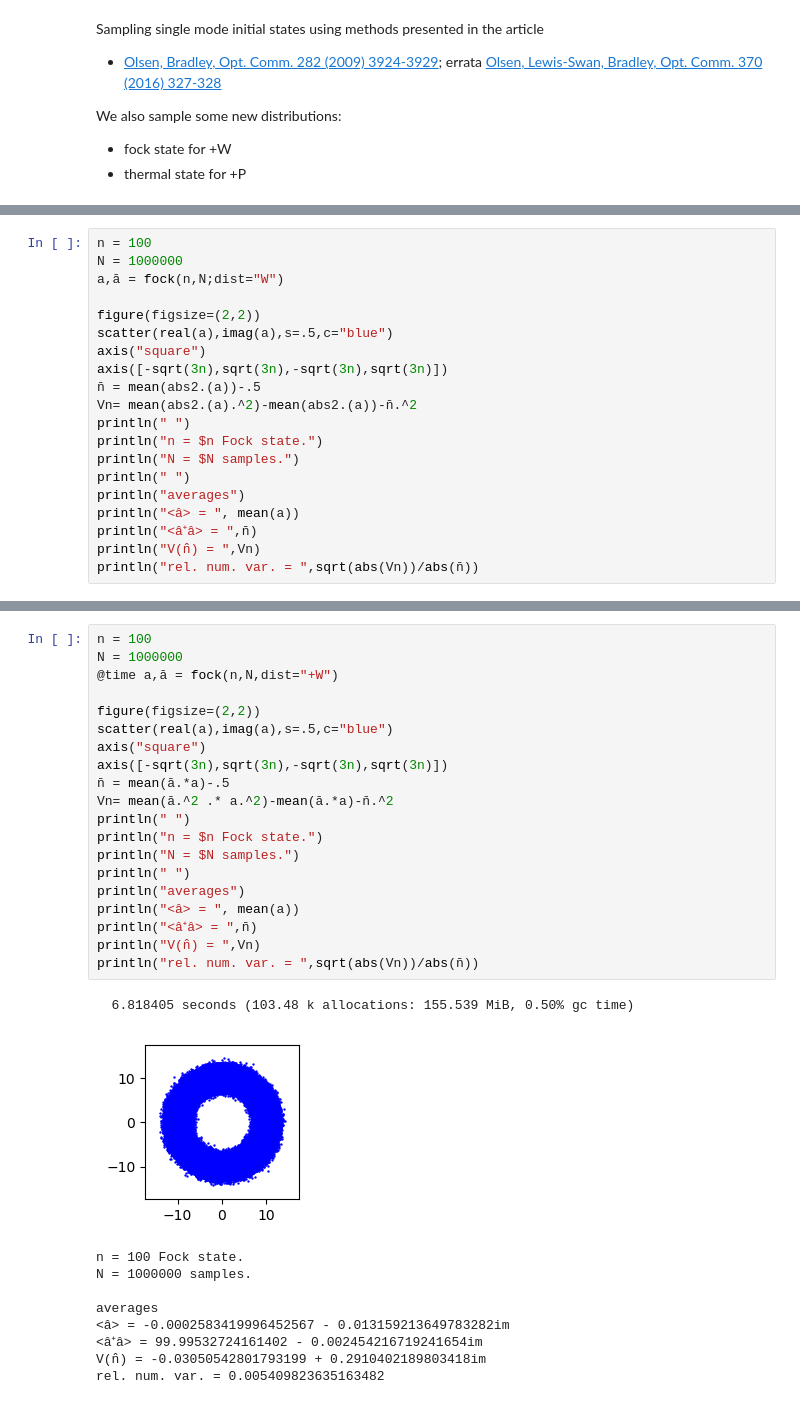
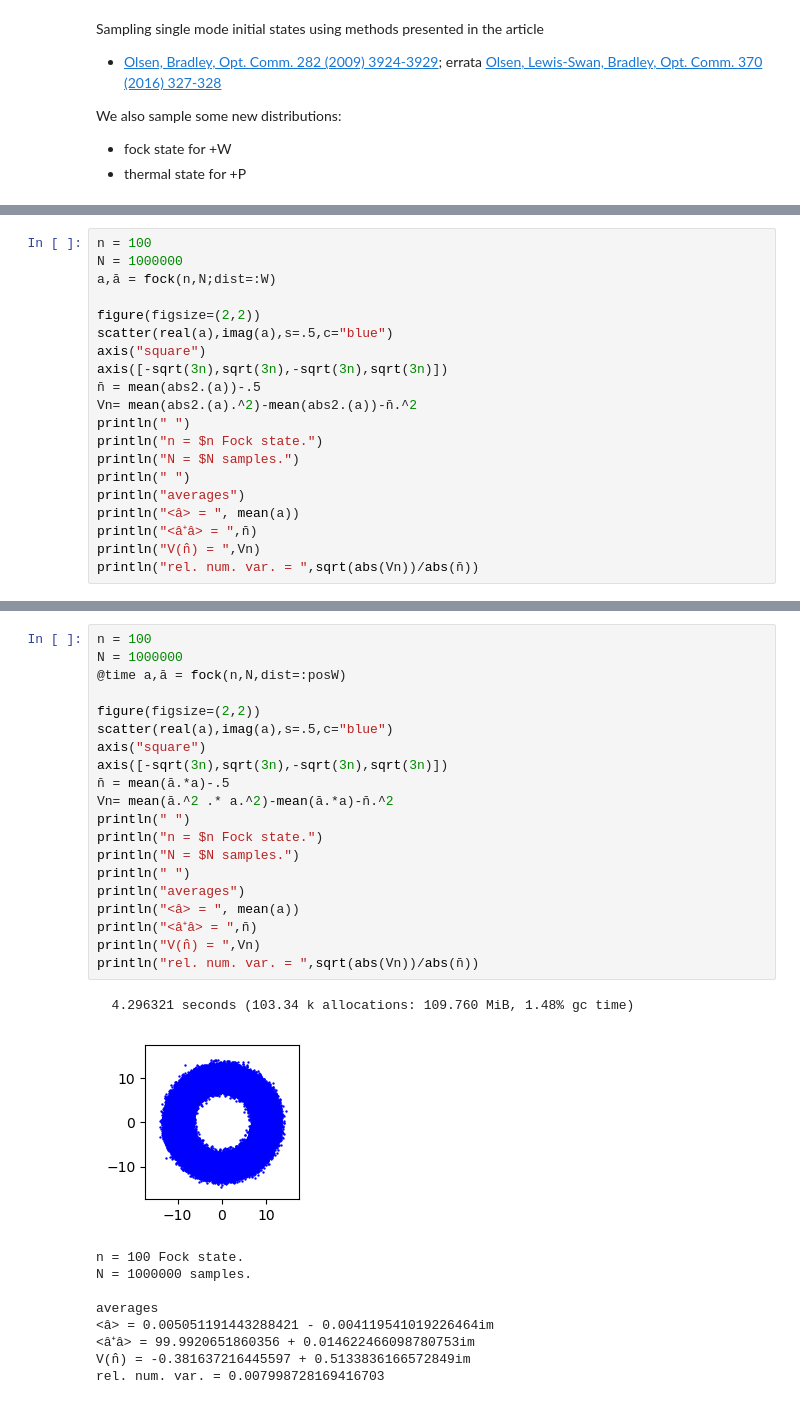
Before and after one commit to AshtonSBradley/PhaseSpaceTools.jl, a Jupyter notebook: examples/PhaseSpaceTools.ipynb, the cells around one changed output, grey strips where cells are left out. Cells and saved outputs as stored; diff of their text form.

```diff
--- a/examples/PhaseSpaceTools.ipynb
+++ b/examples/PhaseSpaceTools.ipynb
@@ -164,7 +167,7 @@ External links
 # %%
 n = 100
 N = 1000000
-a,ā = fock(n,N;dist="W")
+a,ā = fock(n,N;dist=:W)
 
 figure(figsize=(2,2))
 scatter(real(a),imag(a),s=.5,c="blue")
@@ -225,34 +227,34 @@ rel. num. var. = 0.0037466587541111133
 # %%
 n = 100
 N = 1000000
-@time a,ā = fock(n,N,dist="+W")
+@time a,ā = fock(n,N,dist=:posW)
 
 figure(figsize=(2,2))
 scatter(real(a),imag(a),s=.5,c="blue")
 axis("square")
 axis([-sqrt(3n),sqrt(3n),-sqrt(3n),sqrt(3n)])
 n̄ = mean(ā.*a)-.5
 Vn= mean(ā.^2 .* a.^2)-mean(ā.*a)-n̄.^2
 println(" ")
 println("n = $n Fock state.")
 println("N = $N samples.")
 println(" ")
 println("averages")
 println("<â> = ", mean(a))
 println("<â⁺â> = ",n̄)
 println("V(n̂) = ",Vn)
 println("rel. num. var. = ",sqrt(abs(Vn))/abs(n̄))
 # %% [output]
-  6.818405 seconds (103.48 k allocations: 155.539 MiB, 0.50% gc time)
+  4.296321 seconds (103.34 k allocations: 109.760 MiB, 1.48% gc time)
-[figure, old version]
+[figure, new version]
 n = 100 Fock state.
 N = 1000000 samples.
 
 averages
-<â> = -0.0002583419996452567 - 0.013159213649783282im
-<â⁺â> = 99.99532724161402 - 0.002454216719241654im
-V(n̂) = -0.03050542801793199 + 0.2910402189803418im
-rel. num. var. = 0.005409823635163482
+<â> = 0.005051191443288421 - 0.004119541019226464im
+<â⁺â> = 99.9920651860356 + 0.014622466098780753im
+V(n̂) = -0.381637216445597 + 0.5133836166572849im
+rel. num. var. = 0.007998728169416703
 # %%
 #for n>320 uses asymptotic expansion
 n=321
```
Also changed, not shown: parts of 19 cells of this notebook.
